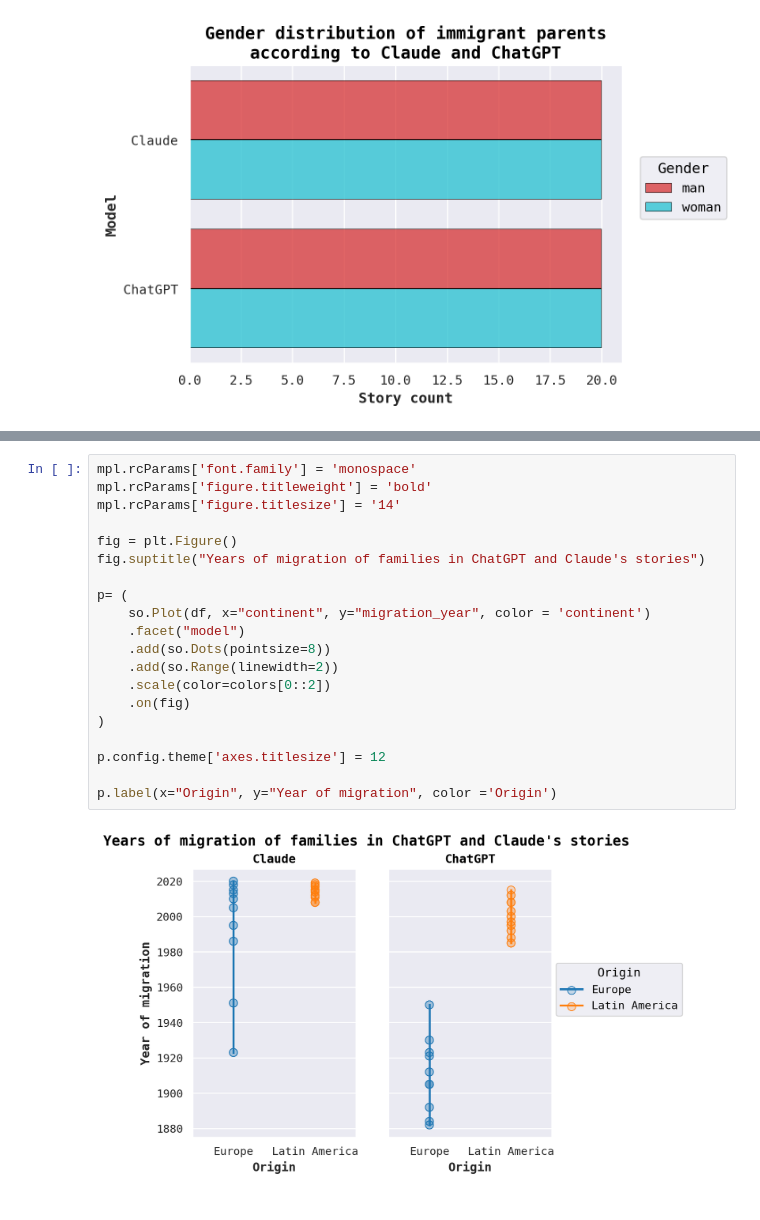
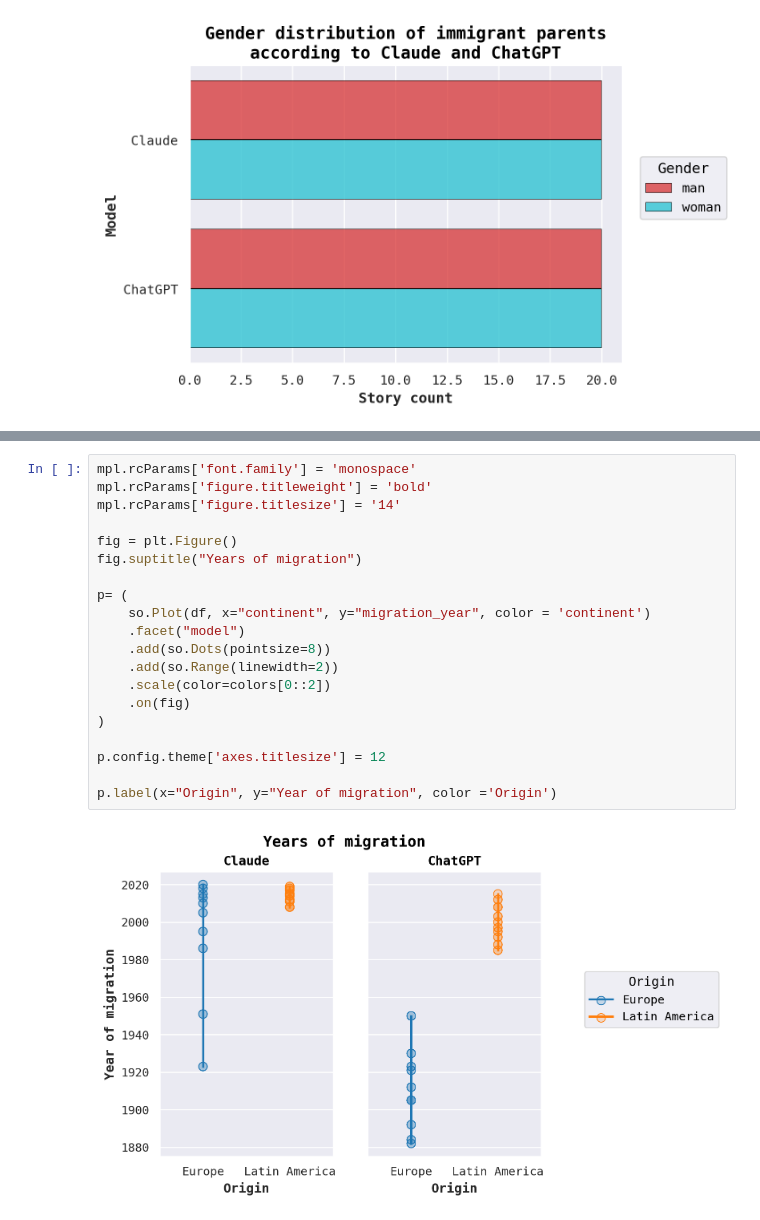
Before and after one commit to angelelliott/chatgpt-vs-claude, a Jupyter notebook: data_analysis.ipynb, the cells around one changed output, grey strips where cells are left out. Drawn from its saved outputs; the diff is of its cells as text.

```diff
--- a/data_analysis.ipynb
+++ b/data_analysis.ipynb
@@ -112,25 +112,25 @@ p.label(x="Migrant families", y="Immigration status", color="Model")
 # %%
 mpl.rcParams['font.family'] = 'monospace'
 mpl.rcParams['figure.titleweight'] = 'bold'
 mpl.rcParams['figure.titlesize'] = '14'
 
 fig = plt.Figure()
-fig.suptitle("Years of migration of families in ChatGPT and Claude's stories")
+fig.suptitle("Years of migration")
 
 p= (
     so.Plot(df, x="continent", y="migration_year", color = 'continent')
     .facet("model")
     .add(so.Dots(pointsize=8))
     .add(so.Range(linewidth=2))
     .scale(color=colors[0::2])
     .on(fig)
 )
 
 p.config.theme['axes.titlesize'] = 12
 
 p.label(x="Origin", y="Year of migration", color ='Origin')
 # %% [output]
-[figure, old version]
+[figure, new version]
 # %%
 mpl.rcParams['font.family'] = 'monospace'
 mpl.rcParams['figure.titleweight'] = 'bold'
```
Also changed, not shown: parts of 6 cells of this notebook.
